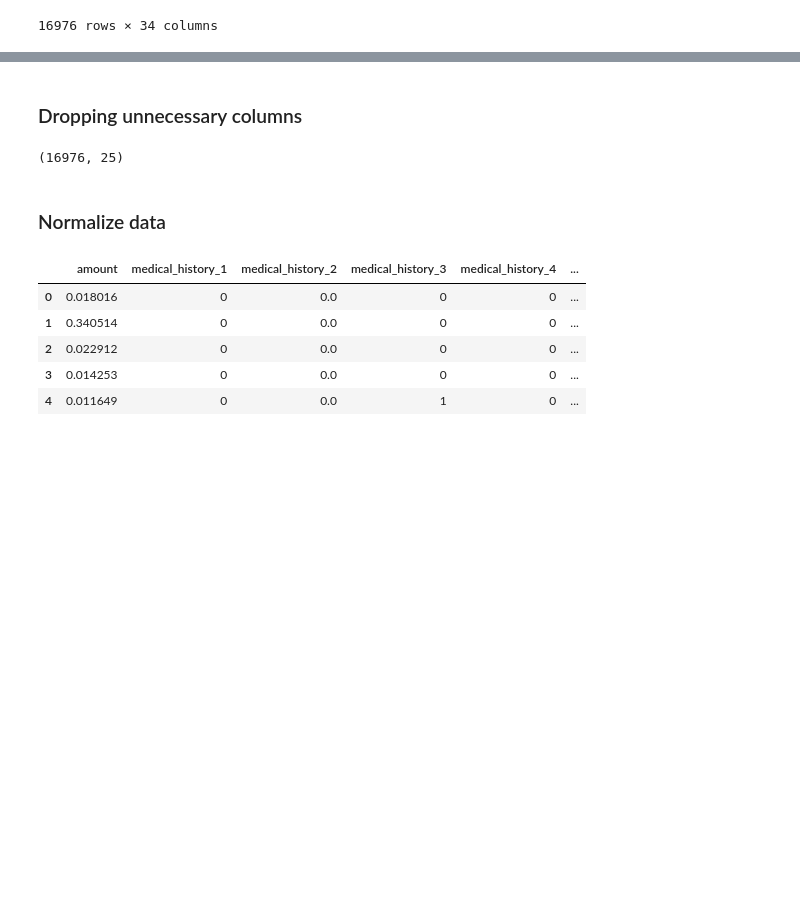
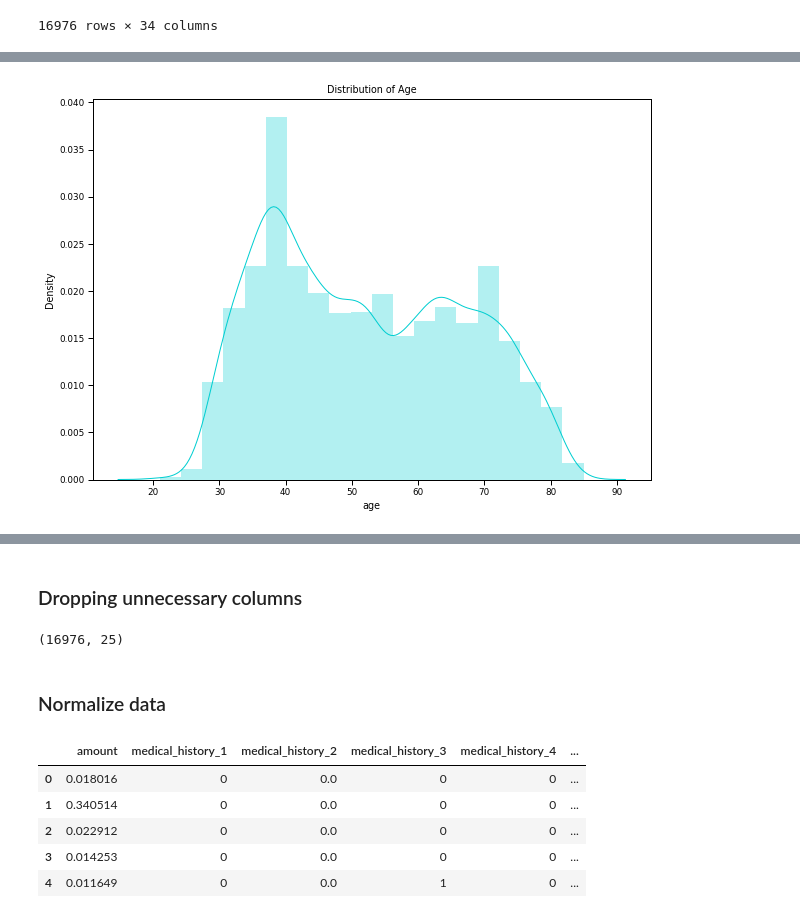
Before and after one commit to pooj23/PythonHolmuskAssignment, a Jupyter notebook: holmusk.ipynb, the cells around one changed output, grey strips where cells are left out. Drawn from its saved outputs; the diff is of its cells as text; code cells hidden in the pictures; blank space fills up the shorter version.

```diff
--- a/holmusk.ipynb
+++ b/holmusk.ipynb
@@ -361,0 +365,11 @@ final_data
+# %%
+# Distribution of Age in the Tech Company
+plt.figure(figsize=(10,7))
+
+sns.distplot(final_data.age, bins=20,
+             kde_kws={'linewidth':1, 'color':'darkturquoise'},
+             hist_kws={'alpha':.3, 'color':'darkturquoise'})
+#plt.axvline(x=35, linewidth=.7, color='darkturquoise')
+plt.title('Distribution of Age');
+# %% [output]
+[figure, added]
```
Also changed, not shown: parts of 43 cells of this notebook.
